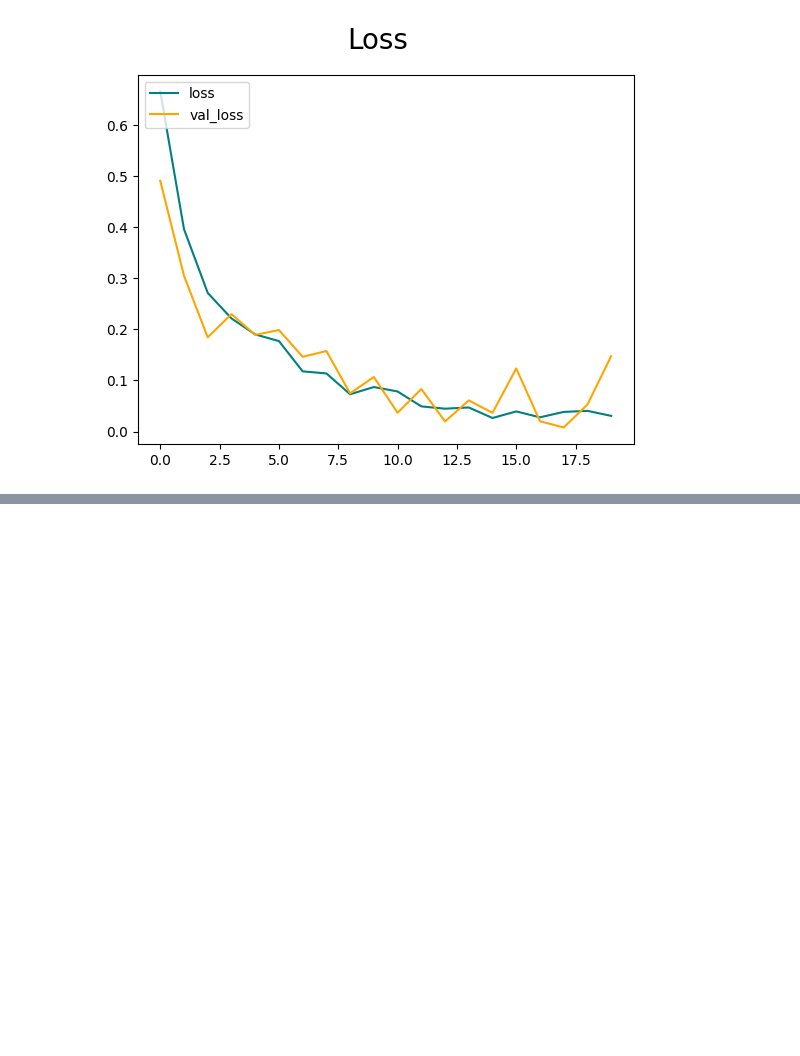
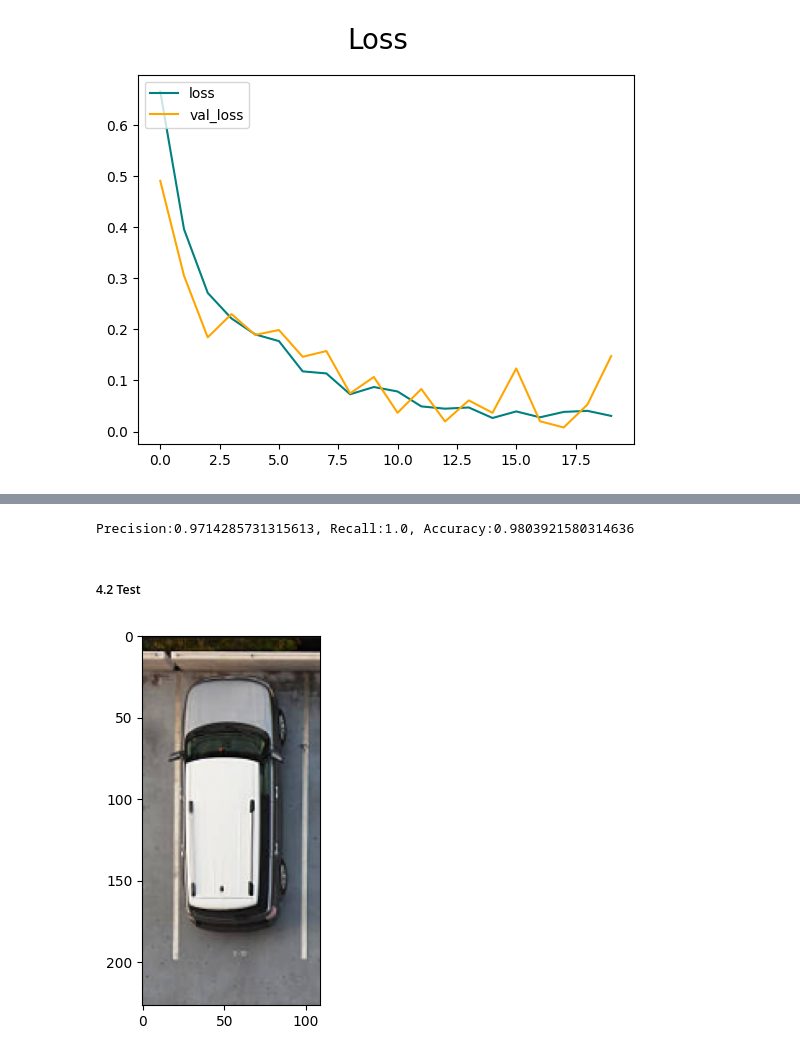
Before and after one commit to jfglenn/JacksParking, a Jupyter notebook: ParkingSpotClassification.ipynb, the cells around one changed output, grey strips where cells are left out. Saved outputs shown, nothing was run; the diff lists cells and outputs as text; code cells hidden in the pictures; blank space fills up the shorter version.

Commit message:
added test pictures to use for test phase

```diff
--- a/ParkingSpotClassification.ipynb
+++ b/ParkingSpotClassification.ipynb
@@ -228,0 +249,12 @@ plt.show()
+# %%
+print(f'Precision:{precision.result().numpy()}, Recall:{recall.result().numpy()}, Accuracy:{accuracy.result().numpy()}')
+# %% [output]
+Precision:0.9714285731315613, Recall:1.0, Accuracy:0.9803921580314636
+# %% [markdown]
+##### 4.2 Test
+# %%
+img = cv2.imread('unavailable_test.png')
+plt.imshow(cv2.cvtColor(img, cv2.COLOR_BGR2RGB))
+plt.show()
+# %% [output]
+[figure, added]
```
Also changed, not shown: parts of 14 cells of this notebook, 3 other files.
